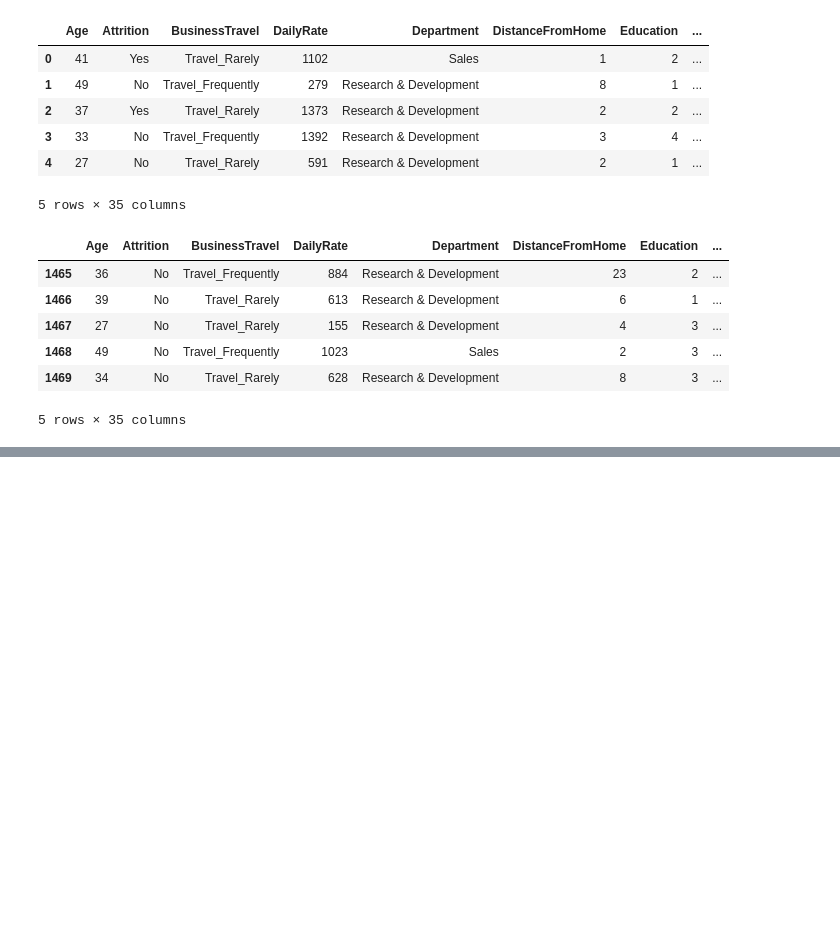
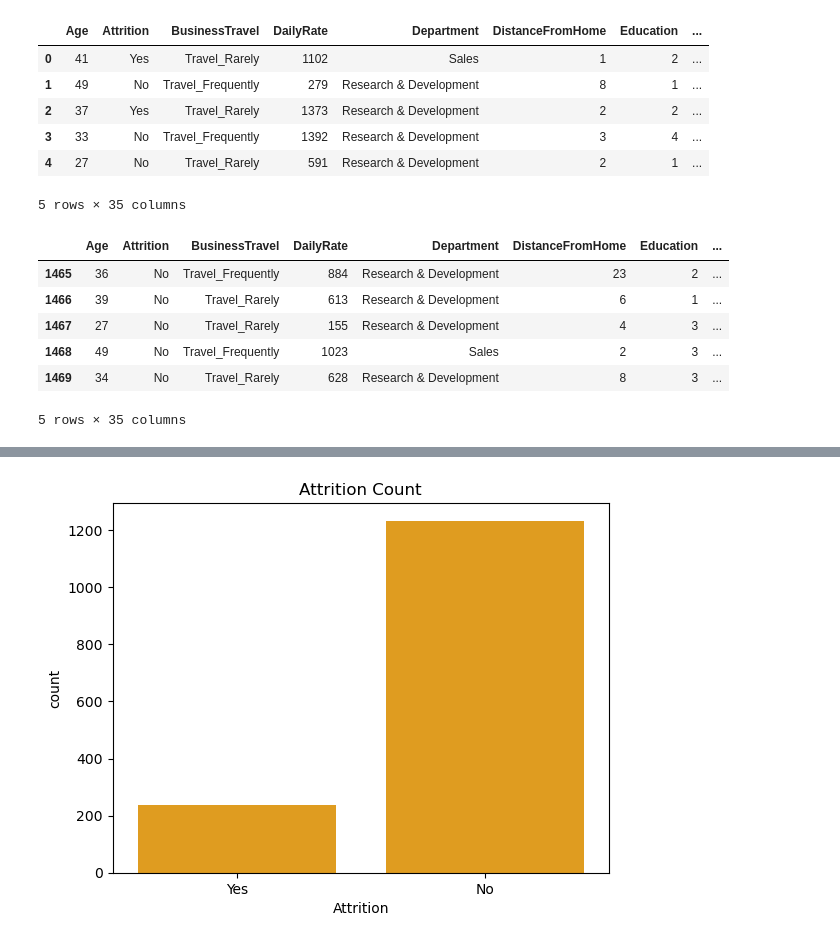
Before and after one commit to anjalishivastwa1/Employee-Attrition-Analysis, a Jupyter notebook: Attrition_Project.ipynb, the cells around one changed output, grey strips where cells are left out. Cells and saved outputs as stored; diff of their text form; code cells hidden in the pictures; blank space fills up the shorter version.

```diff
--- a/Attrition_Project.ipynb
+++ b/Attrition_Project.ipynb
@@ -30,0 +104,5 @@ df.tail()
+# %%
+# Drop redundant columns and stored data in df_clean
+df_clean = df.drop(['EmployeeNumber','EmployeeCount','StandardHours','Over18'], axis=1)
+
+print(df_clean.head())
@@ -30,0 +173,8 @@ df.tail()
+# %%
+# Attrition count
+sns.countplot(x='Attrition', data=df_clean, color='orange')
+plt.title("Attrition Count")
+plt.savefig("Attrition count.png")
+plt.show()
+# %% [output]
+[figure, added]
```
Also changed, not shown: parts of 22 cells of this notebook.
